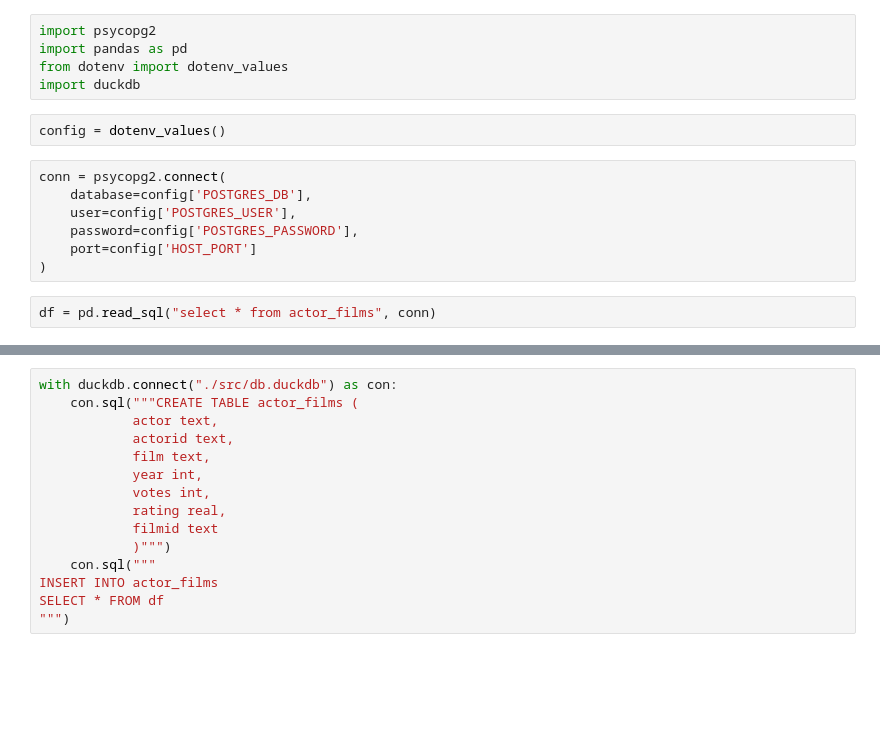
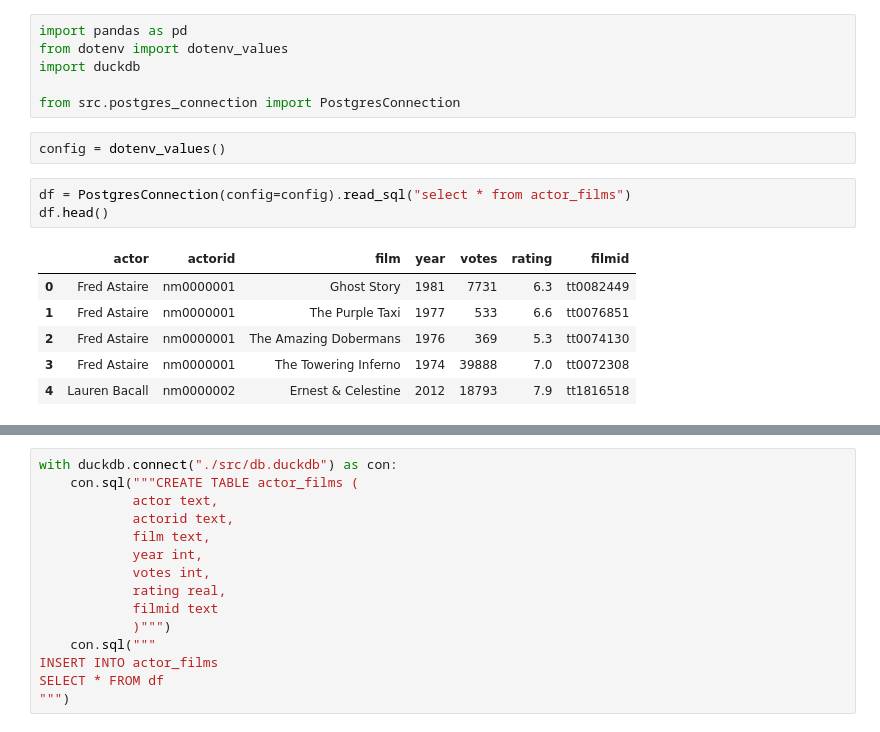
Before and after one commit to jpayrun/Dimensional-Data-Modeling-Homework, a Jupyter notebook: notebook.ipynb, the cells around one changed output, grey strips where cells are left out. Cells and saved outputs as stored; diff of their text form; blank space fills up the shorter version.

```diff
--- a/notebook.ipynb
+++ b/notebook.ipynb
@@ -1,16 +1,18 @@
 # %%
-import psycopg2
 import pandas as pd
 from dotenv import dotenv_values
 import duckdb
+
+from src.postgres_connection import PostgresConnection
 # %%
 config = dotenv_values()
-# %%
-conn = psycopg2.connect(
-    database=config['POSTGRES_DB'],
-    user=config['POSTGRES_USER'],
-    password=config['POSTGRES_PASSWORD'],
-    port=config['HOST_PORT']
-)
 # %%
-df = pd.read_sql("select * from actor_films", conn)
+df = PostgresConnection(config=config).read_sql("select * from actor_films")
+df.head()
+# %% [output]
+|  | actor | actorid | film | year | votes | rating | filmid |
+| 0 | Fred Astaire | nm0000001 | Ghost Story | 1981 | 7731 | 6.3 | tt0082449 |
+| 1 | Fred Astaire | nm0000001 | The Purple Taxi | 1977 | 533 | 6.6 | tt0076851 |
+| 2 | Fred Astaire | nm0000001 | The Amazing Dobermans | 1976 | 369 | 5.3 | tt0074130 |
+| 3 | Fred Astaire | nm0000001 | The Towering Inferno | 1974 | 39888 | 7.0 | tt0072308 |
+| 4 | Lauren Bacall | nm0000002 | Ernest & Celestine | 2012 | 18793 | 7.9 | tt1816518 |
```
Also changed, not shown: parts of 4 cells of this notebook.
